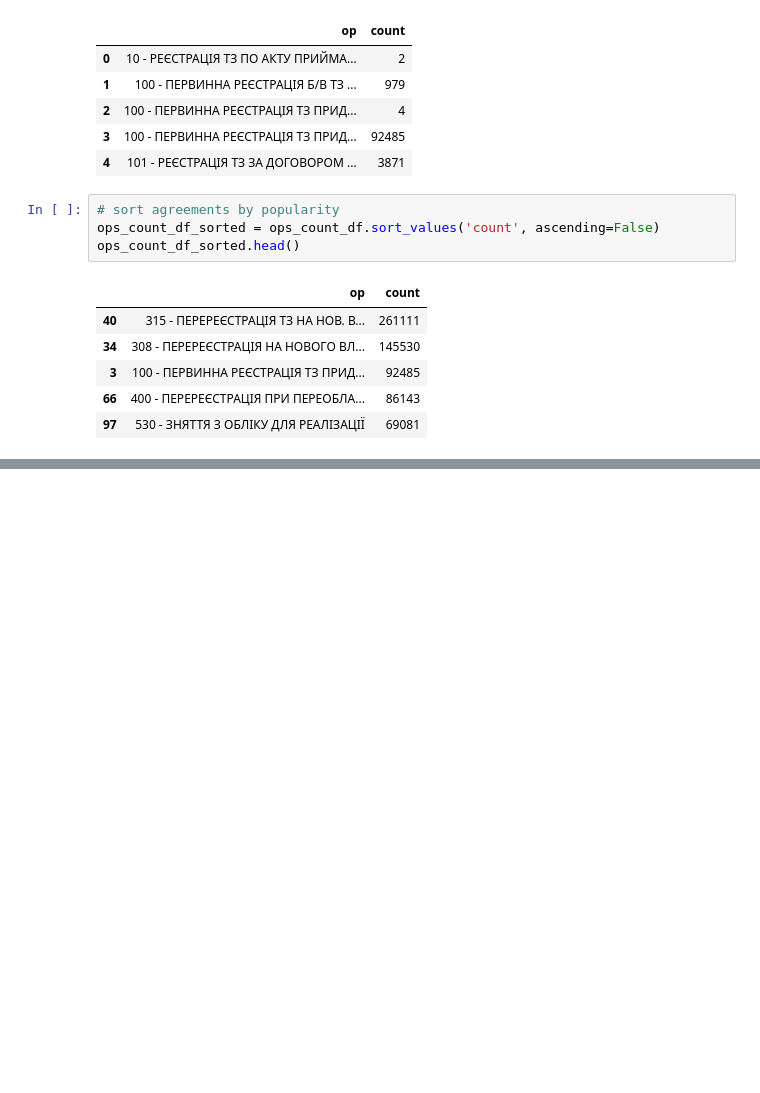
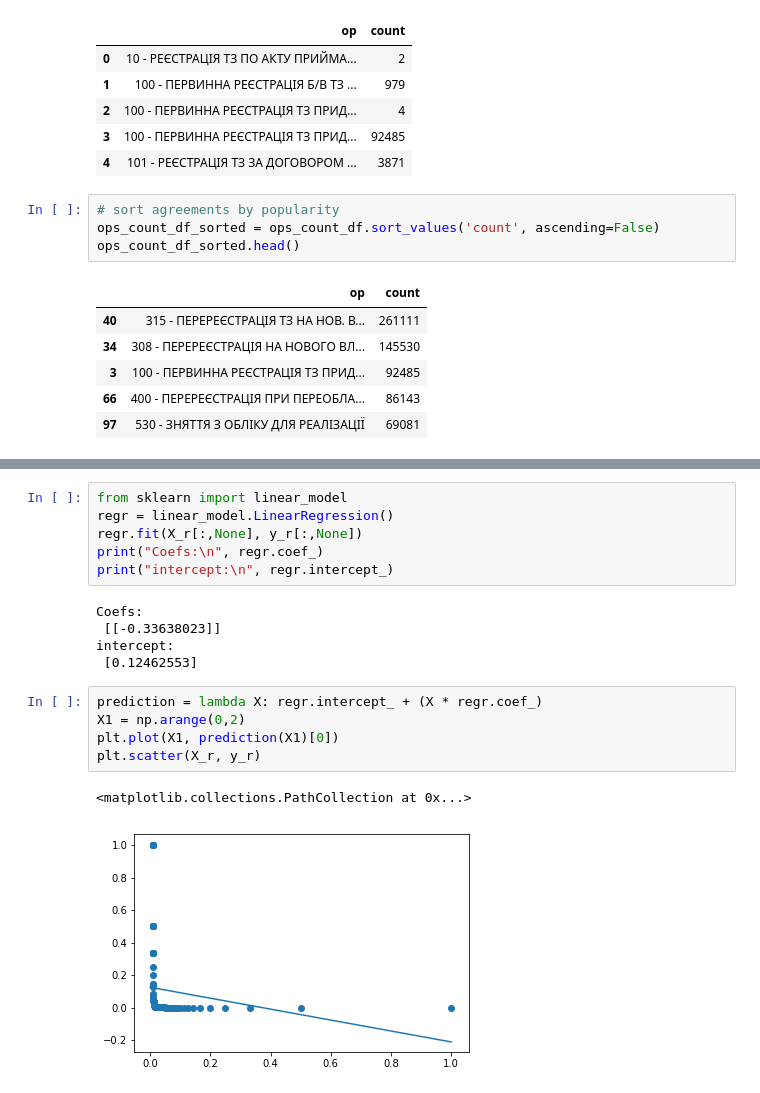
Before and after one commit to artemii-yanushevskyi/Interviews-preparation, a Jupyter notebook: Pandas.ipynb, the cells around one changed output, grey strips where cells are left out. Cells and saved outputs as stored; diff of their text form; blank space fills up the shorter version.

```diff
--- a/Pandas.ipynb
+++ b/Pandas.ipynb
@@ -152,0 +236,19 @@ ops_count_df_sorted.head()
+# %%
+from sklearn import linear_model
+regr = linear_model.LinearRegression()
+regr.fit(X_r[:,None], y_r[:,None])
+print("Coefs:\n", regr.coef_)
+print("intercept:\n", regr.intercept_)
+# %% [output]
+Coefs:
+ [[-0.33638023]]
+intercept:
+ [0.12462553]
+# %%
+prediction = lambda X: regr.intercept_ + (X * regr.coef_)
+X1 = np.arange(0,2)
+plt.plot(X1, prediction(X1)[0])
+plt.scatter(X_r, y_r)
+# %% [output]
+<matplotlib.collections.PathCollection at 0x...>
+[figure, added]
```
Also changed, not shown: parts of 17 cells of this notebook, 2 other files.
